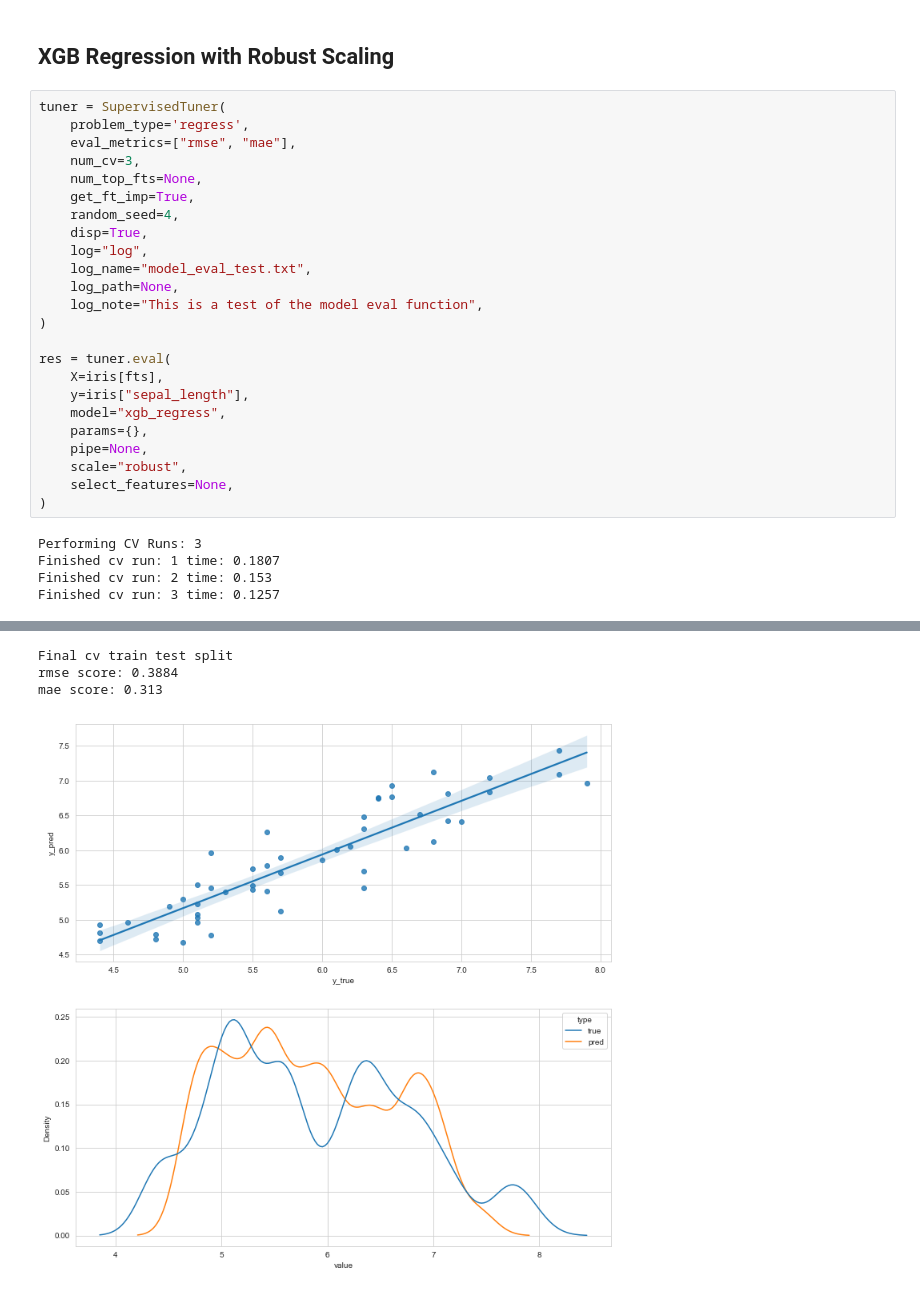
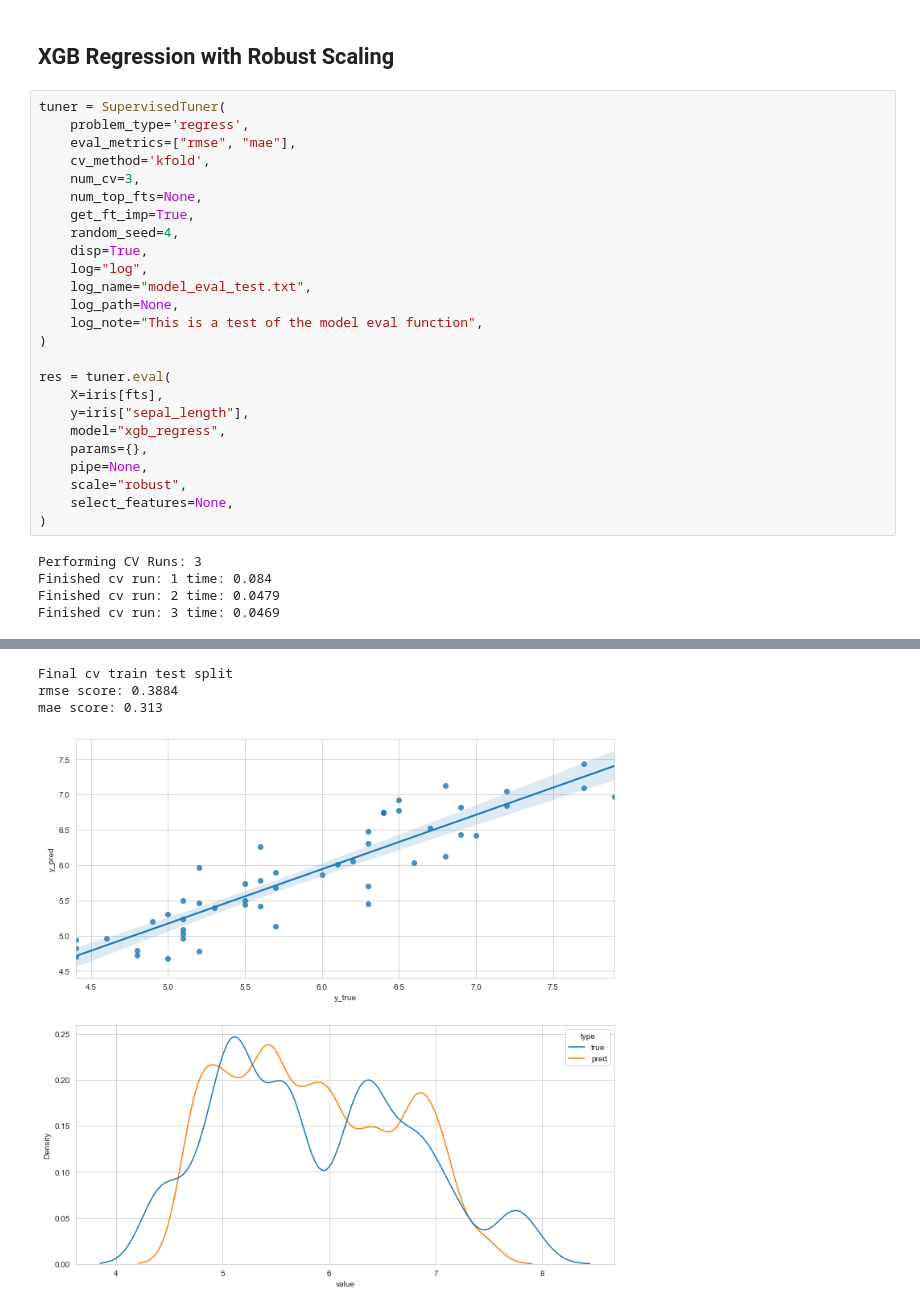
Before and after one commit to JFLandrigan/eagles, a Jupyter notebook: examples/Supervised_Tuner_Regression.ipynb, the cells around one changed output, grey strips where cells are left out. Cells and saved outputs as stored; diff of their text form.

```diff
--- a/examples/Supervised_Tuner_Regression.ipynb
+++ b/examples/Supervised_Tuner_Regression.ipynb
@@ -155,38 +176,39 @@ mae score: 0.2956
 tuner = SupervisedTuner(
     problem_type='regress',
     eval_metrics=["rmse", "mae"],
+    cv_method='kfold',
     num_cv=3,
     num_top_fts=None,
     get_ft_imp=True,
     random_seed=4,
     disp=True,
     log="log",
     log_name="model_eval_test.txt",
     log_path=None,
     log_note="This is a test of the model eval function",
 )
 
 res = tuner.eval(
     X=iris[fts],
     y=iris["sepal_length"],
     model="xgb_regress",
     params={},
     pipe=None,
     scale="robust",
     select_features=None,
 )
 # %% [output]
 Performing CV Runs: 3
-Finished cv run: 1 time: 0.1807
-Finished cv run: 2 time: 0.153
-Finished cv run: 3 time: 0.1257
+Finished cv run: 1 time: 0.084
+Finished cv run: 2 time: 0.0479
+Finished cv run: 3 time: 0.0469
 |  | cv run | rmse_scores | mae_scores |
 | 0 | 1 | 0.352332 | 0.280727 |
 | 1 | 2 | 0.417071 | 0.322691 |
 | 2 | 3 | 0.388364 | 0.312961 |
 | 3 | mean | 0.385922 | 0.305460 |
 | 4 | std | 0.026486 | 0.017934 |
 Final cv train test split
 rmse score: 0.3884
 mae score: 0.313
-[figure, old version]
+[figure, new version]
```
Also changed, not shown: parts of 6 cells of this notebook, 4 other files.
